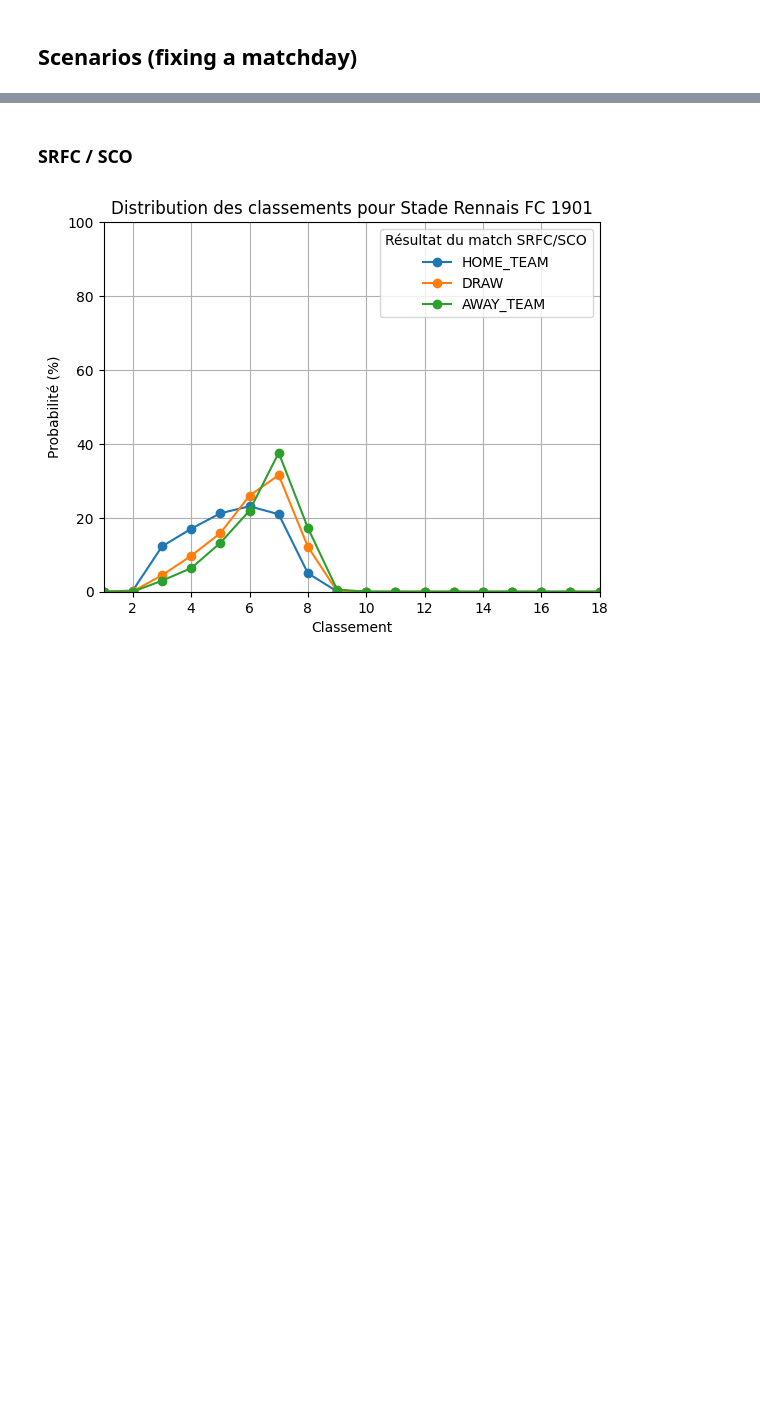
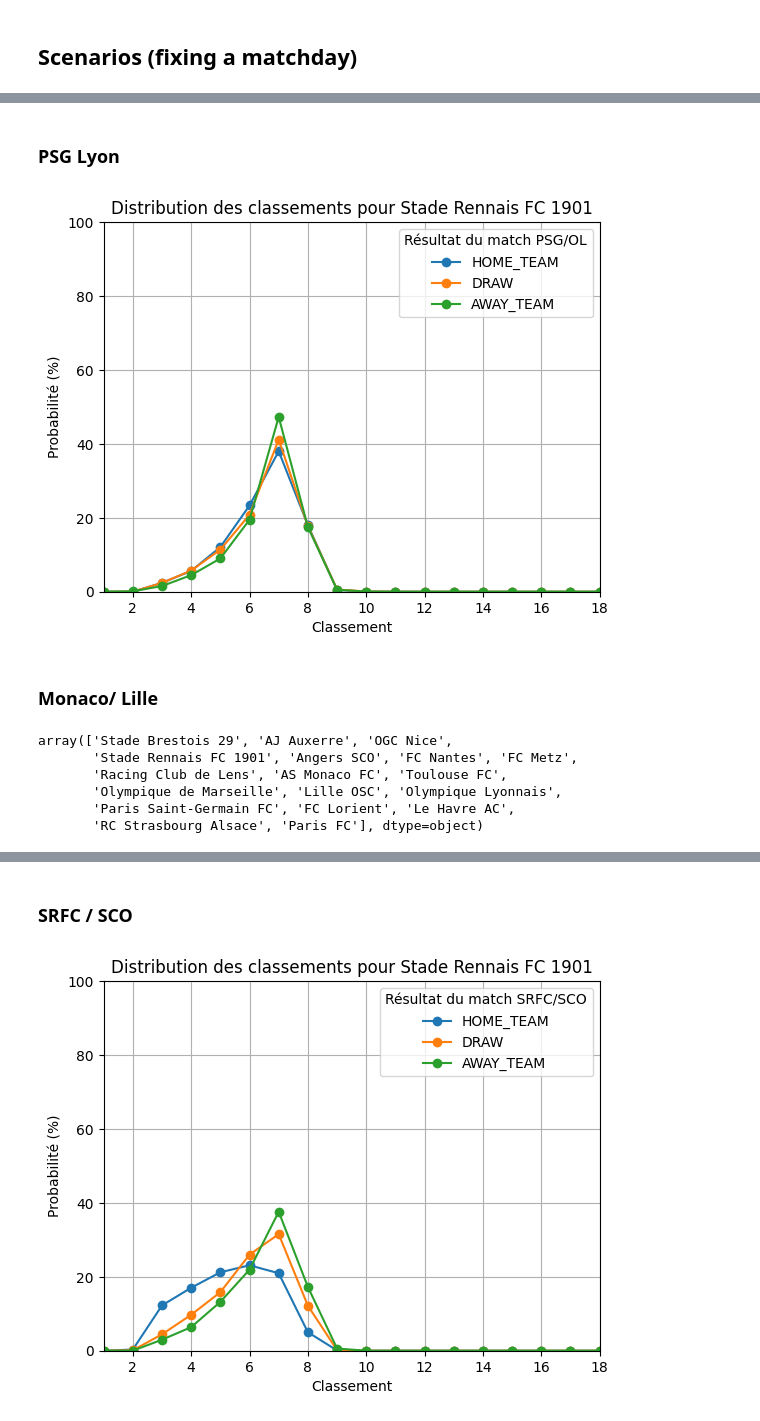
Before and after one commit to judithbreaud/ligue1_viz, a Jupyter notebook: notebooks/end_of_season.ipynb, the cells around one changed output, grey strips where cells are left out. Cells and saved outputs as stored; diff of their text form; code cells hidden in the pictures; blank space fills up the shorter version.

```diff
--- a/notebooks/end_of_season.ipynb
+++ b/notebooks/end_of_season.ipynb
@@ -1387,3 +1371,8 @@ def monte_carlo_condition(matchday, hometeam, model, N, old_goal_dif,df_for_pred
         )
 
     return results
+# %% [markdown]
+### PSG Lyon
+# %%
+N=5000
+res_dict_PSG_J30=monte_carlo_condition(30, "Paris Saint-Germain FC", best_model_ter, N, old_goal_dif,df_for_pred)
@@ -1389,0 +1400,45 @@ def monte_carlo_condition(matchday, hometeam, model, N, old_goal_dif,df_for_pred
+# %%
+import matplotlib.pyplot as plt
+
+team = "Stade Rennais FC 1901"  # <-- change this
+
+plt.figure()
+
+scenarios = {
+    "HOME_TEAM": rank_counts_H5,
+    "DRAW": rank_counts_D5,
+    "AWAY_TEAM": rank_counts_A5
+}
+
+for scenario, df in scenarios.items():
+    plt.plot(
+        df.columns,
+        df.loc[team],
+        marker='o',
+        linestyle='-',
+        label=scenario
+    )
+
+plt.xlabel("Classement")
+plt.ylabel("Probabilité (%)")
+plt.title(f"Distribution des classements pour {team}")
+plt.legend(title="Résultat du match PSG/OL")
+plt.grid()
+
+plt.xlim(1, 18)
+plt.ylim(0, 100)
+
+plt.show()
+# %% [output]
+[figure, added]
+# %% [markdown]
+### Monaco/ Lille
+# %%
+df_for_pred["homeTeam.name"].unique()
+# %% [output]
+array(['Stade Brestois 29', 'AJ Auxerre', 'OGC Nice',
+       'Stade Rennais FC 1901', 'Angers SCO', 'FC Nantes', 'FC Metz',
+       'Racing Club de Lens', 'AS Monaco FC', 'Toulouse FC',
+       'Olympique de Marseille', 'Lille OSC', 'Olympique Lyonnais',
+       'Paris Saint-Germain FC', 'FC Lorient', 'Le Havre AC',
+       'RC Strasbourg Alsace', 'Paris FC'], dtype=object)
```
Also changed, not shown: parts of 23 cells of this notebook.
